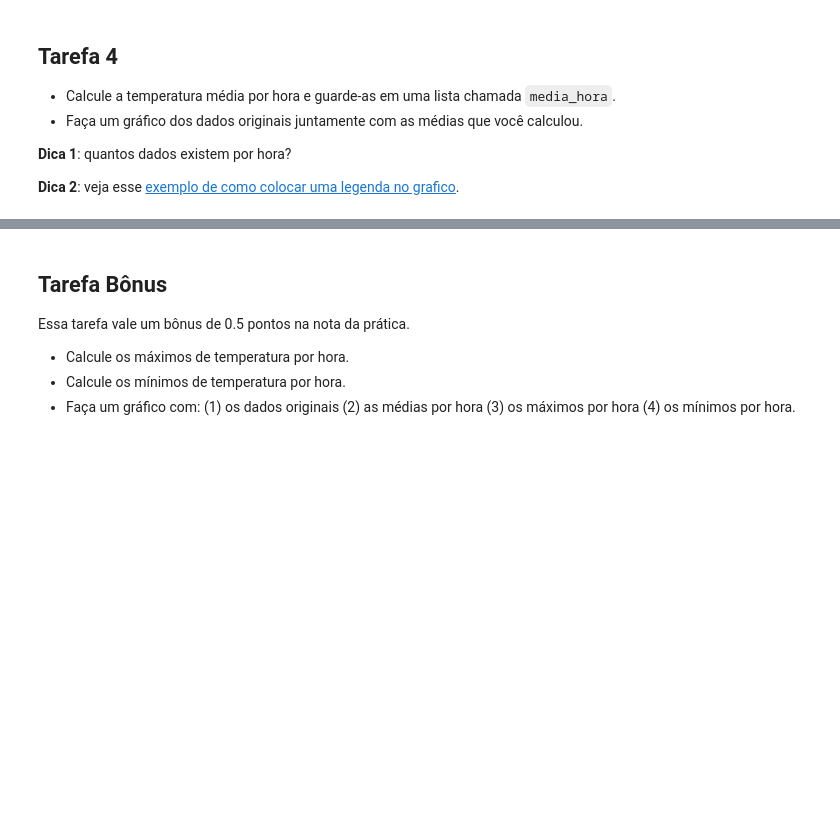
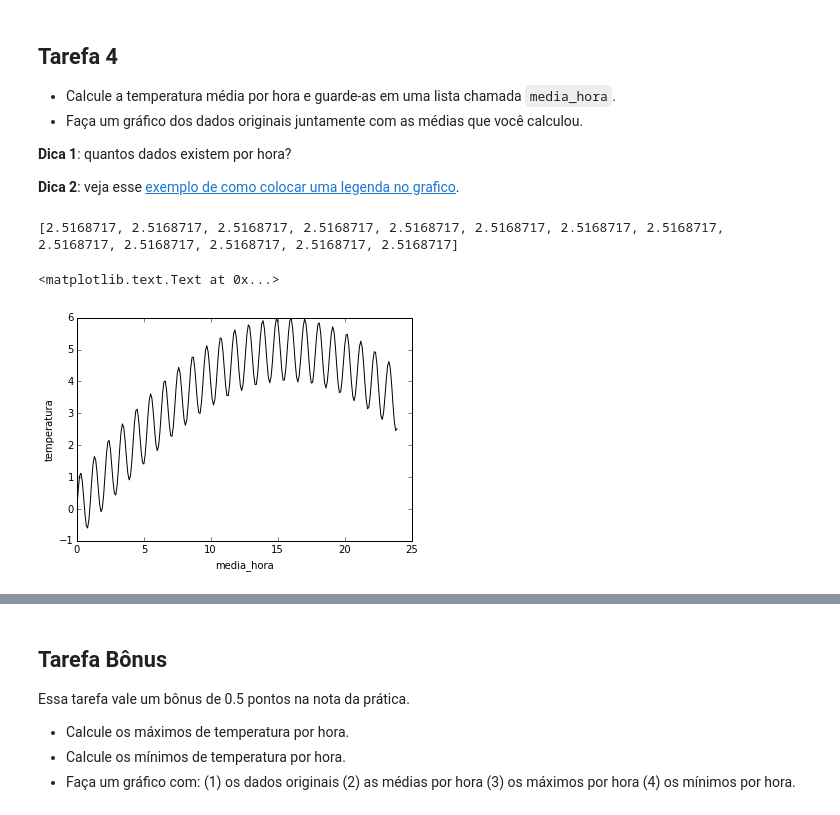
Before and after one commit to mat-esp-2015/python-intro-2-marcia-luiza-rieli, a Jupyter notebook: tarefa-intro-python-2.ipynb, the cells around one changed output, grey strips where cells are left out. Saved outputs shown, nothing was run; the diff lists cells and outputs as text; code cells hidden in the pictures; blank space fills up the shorter version.

```diff
--- a/tarefa-intro-python-2.ipynb
+++ b/tarefa-intro-python-2.ipynb
@@ -254,3 +251,6 @@ $$
 em que $x_i$ são os dados, $x_{media}$ é a média e $N$ é o número de dados.
 
 **Dica**: Para elevar um número a uma potência, utilize `**`. Por exemplo, `2**4 == 16`.
+# %%
+N=len(dados)
+print(N)
@@ -256,0 +267,6 @@ em que $x_i$ são os dados, $x_{media}$ é a média e $N$ é o número de dados.
+# %%
+somatorio = 0
+for temperatura in dados:
+    somatorio = (temperatura - media)**2 + somatorio
+desvio_padrao = ((somatorio/N)**0.5)
+print(desvio_padrao)
@@ -276,3 +298,9 @@ print("Desvio padrao esta igual?", np.allclose(desvio_padrao, np.std(dados)))
     if variavel is None:
         print("A variavel eh None")
         variavel = 20
+# %%
+maximo=dados[0]
+for temperatura in dados:
+    if temperatura > maximo:
+        maximo = temperatura
+print(maximo)
@@ -278,0 +309,6 @@ print("Desvio padrao esta igual?", np.allclose(desvio_padrao, np.std(dados)))
+# %%
+minimo=dados[0]
+for temperatura in dados:
+    if temperatura < minimo:
+       minimo = temperatura
+print(minimo)
@@ -294,6 +336,34 @@ print("Minimo esta igual?", np.allclose(minimo, min(dados)))
 **Dica 1**: quantos dados existem por hora?
 
 **Dica 2**: veja esse [exemplo de como colocar uma legenda no grafico](http://matplotlib.org/examples/api/legend_demo.html).
+# %%
+media_hora=[]
+i=0
+soma_hora=0
+while i+10<N:
+    for i in range (i,i+10):
+        soma_hora = soma_hora + temperatura
+    media_parcial = soma_hora/10
+    media_hora.append(media_parcial)
+    soma_hora=0
+    i=i+10# Lendo agora o próximo conjunto de 10
+print(media_hora)
+
+
+
+
+import matplotlib.pyplot as plt
+
+%matplotlib inline
+plt.figure()
+plt.plot(tempos, dados, '-k')
+plt.xlabel('hora')
+plt.ylabel('temperatura')
+plt.xlabel('media_hora')
+# %% [output]
+[2.5168717, 2.5168717, 2.5168717, 2.5168717, 2.5168717, 2.5168717, 2.5168717, 2.5168717, 2.5168717, 2.5168717, 2.5168717, 2.5168717, 2.5168717]
+<matplotlib.text.Text at 0x...>
+[figure, added]
 # %% [markdown]
 ### Resultado esperado
 
```
Also changed, not shown: parts of 16 cells of this notebook.
